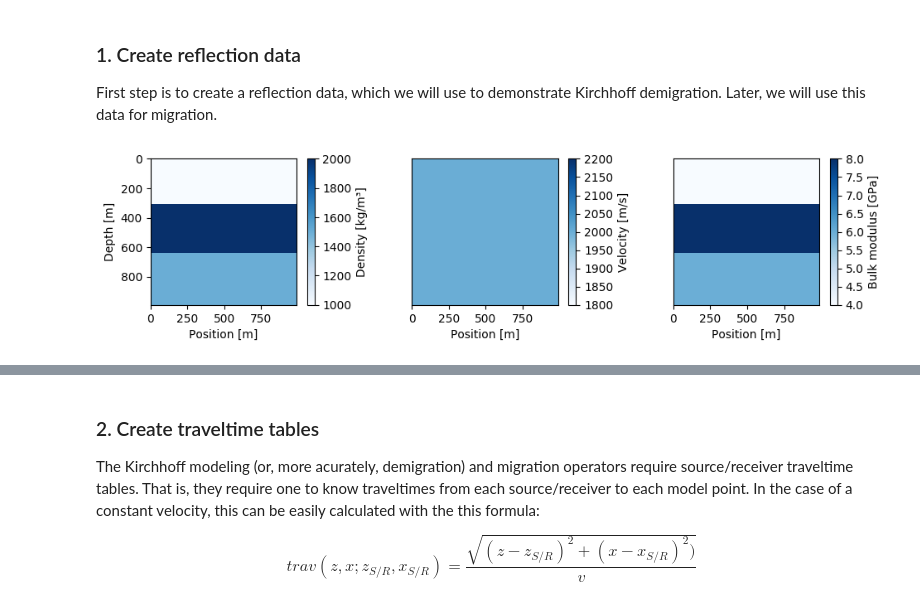
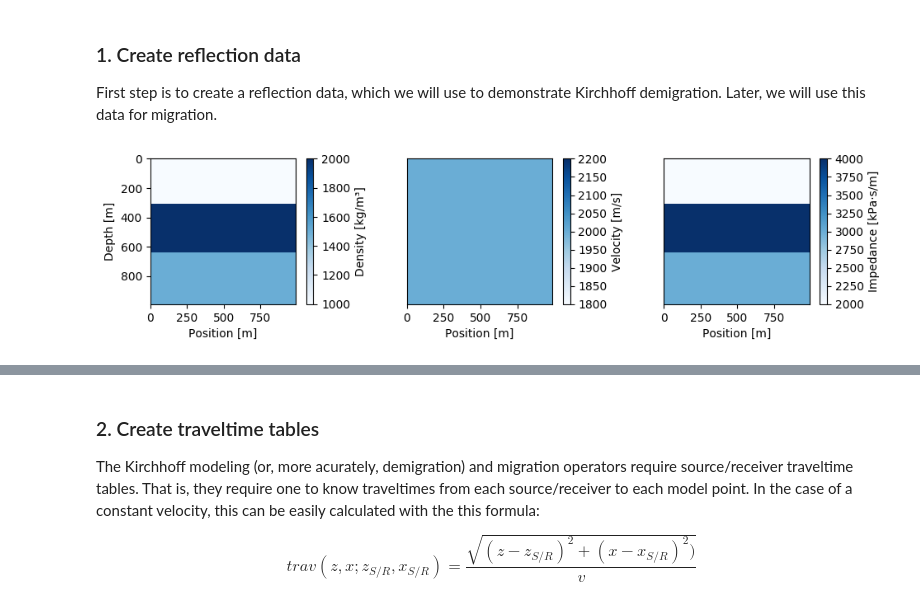
Before and after one commit to cako/KirchMig.jl, a Jupyter notebook: notebooks/LayerCake-RegularizationPart1.ipynb, the cells around one changed output, grey strips where cells are left out. Cells and saved outputs as stored; diff of their text form; code cells hidden in the pictures.

```diff
--- a/notebooks/LayerCake-RegularizationPart1.ipynb
+++ b/notebooks/LayerCake-RegularizationPart1.ipynb
@@ -27,28 +27,34 @@ rho = 1000ones(nz, nx)
 rho[div(330,dx):end,:] .+= 1000
 rho[div(670,dz):end,:] .-= 500
 
-vel = similar(rho); vel .= 2000;
+vel = 2000 .+ zero(rho)
 
-blk = 1e-9rho.*vel.^2;
+imp = 1e-3rho.*vel;
+
+refl = [zeros(nx)'
+    (imp[2:end,:] .- imp[1:end-1,:])./(imp[2:end,:] .+ imp[1:end-1,:])]
+
+refl[div(nz, 2)-1, div(nx, 2)] += 0.2
+refl[div(nz, 2)+1, div(nx, 2)] += 0.2;
 # %%
 fig, ax = plt.subplots(1, 3, figsize=(10,2.5))
 
 # Density
-cax = ax[1][:imshow](rho, extent=[x[1], x[end], z[end], z[1]], aspect="equal", cmap="Blues", interpolation="none")
+cax = ax[1][:imshow](rho, extent=[x[1], x[end], z[end], z[1]], aspect="equal", cmap="Blues", interpolation=nothing)
 ax[1][:set](xlabel="Position [m]", ylabel="Depth [m]")
 cbar = fig[:colorbar](cax, ax=ax[1])
 cbar[:ax][:set](ylabel="Density [kg/m³]")
 
 # Velocity
-cax = ax[2][:imshow](vel, extent=[x[1], x[end], z[end], z[1]], aspect="equal", cmap="Blues", interpolation="none")
+cax = ax[2][:imshow](vel, extent=[x[1], x[end], z[end], z[1]], aspect="equal", cmap="Blues", interpolation=nothing)
 ax[2][:set](xlabel="Position [m]", yticks=[])
 cbar = fig[:colorbar](cax, ax=ax[2])
 cbar[:ax][:set](ylabel="Velocity [m/s]");
 
-cax = ax[3][:imshow](blk, extent=[x[1], x[end], z[end], z[1]], aspect="equal", cmap="Blues", interpolation="none")
+cax = ax[3][:imshow](imp, extent=[x[1], x[end], z[end], z[1]], aspect="equal", cmap="Blues", interpolation=nothing)
 ax[3][:set](xlabel="Position [m]", yticks=[])
 cbar = fig[:colorbar](cax, ax=ax[3])
-cbar[:ax][:set](ylabel="Bulk modulus [GPa]");
+cbar[:ax][:set](ylabel="Impedance [kPa·s/m]");
 fig[:tight_layout]()
 # %% [output]
-[figure, old version]
+[figure, new version]
```
Also changed, not shown: parts of 23 cells of this notebook, 1 other file.
